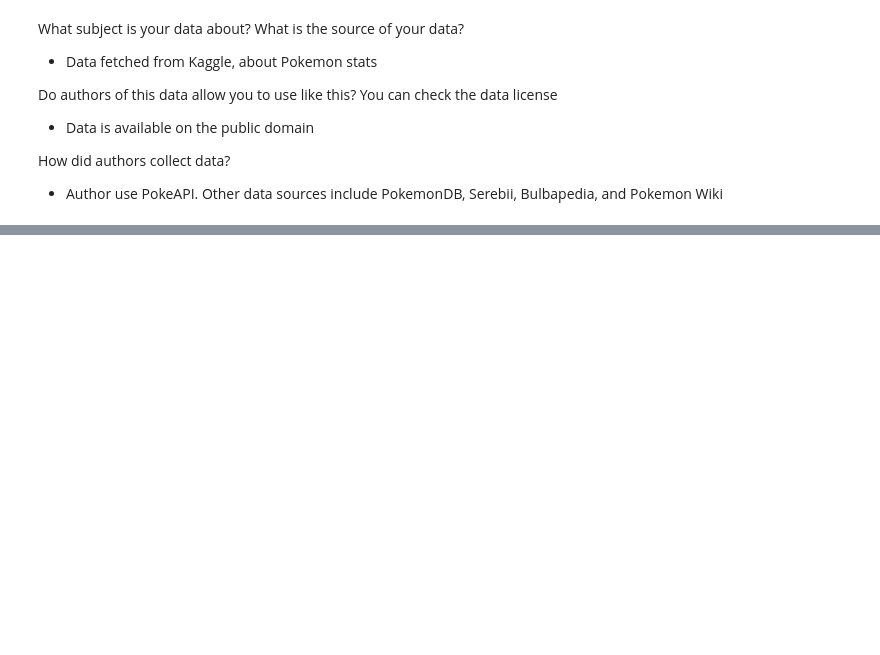
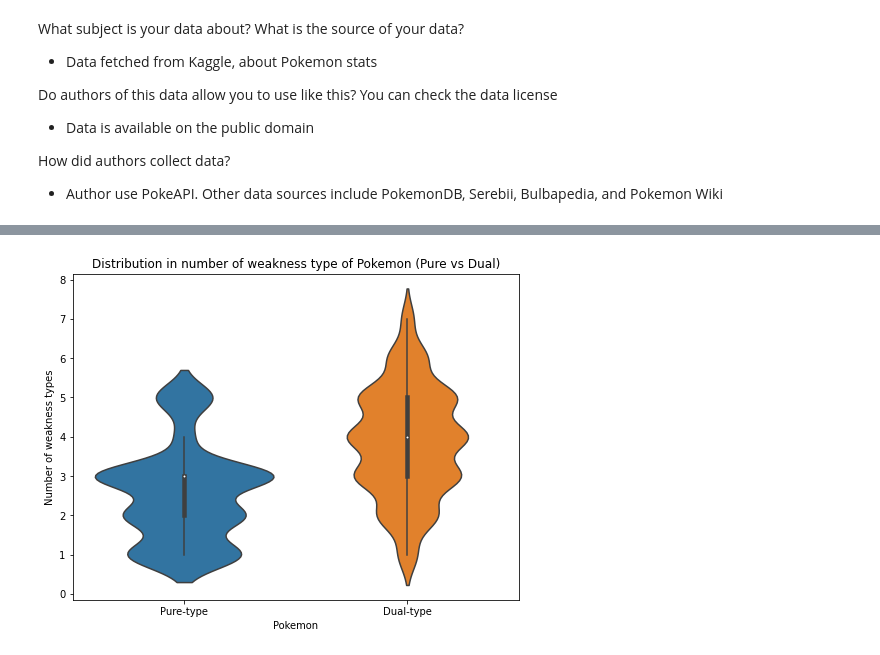
Before and after one commit to Wepewour19clc7/DSprograming, a Jupyter notebook: Pokemon.ipynb, the cells around one changed output, grey strips where cells are left out. Saved outputs shown, nothing was run; the diff lists cells and outputs as text; code cells hidden in the pictures; blank space fills up the shorter version.

```diff
--- a/Pokemon.ipynb
+++ b/Pokemon.ipynb
@@ -48,0 +350,6 @@ df
+# %%
+num_weakness_df = pd.concat(
+    [df['name'], df['is_dual'], (df[type_eff] > 1).sum(axis=1).rename('number_of_weakness')],
+    axis=1)
+
+num_weakness_df.head(10)
@@ -48,0 +391,11 @@ df
+# %%
+fig, ax = plt.subplots(figsize=(8, 6))
+sns.violinplot(x=num_weakness_df['is_dual'], y=num_weakness_df['number_of_weakness'])
+
+ax.set_xticklabels(['Pure-type', 'Dual-type'])
+ax.set_ylabel('Number of weakness types')
+ax.set_xlabel('Pokemon')
+ax.set_title('Distribution in number of weakness type of Pokemon (Pure vs Dual)')
+plt.show()
+# %% [output]
+[figure, added]
```
Also changed, not shown: parts of 58 cells of this notebook.
